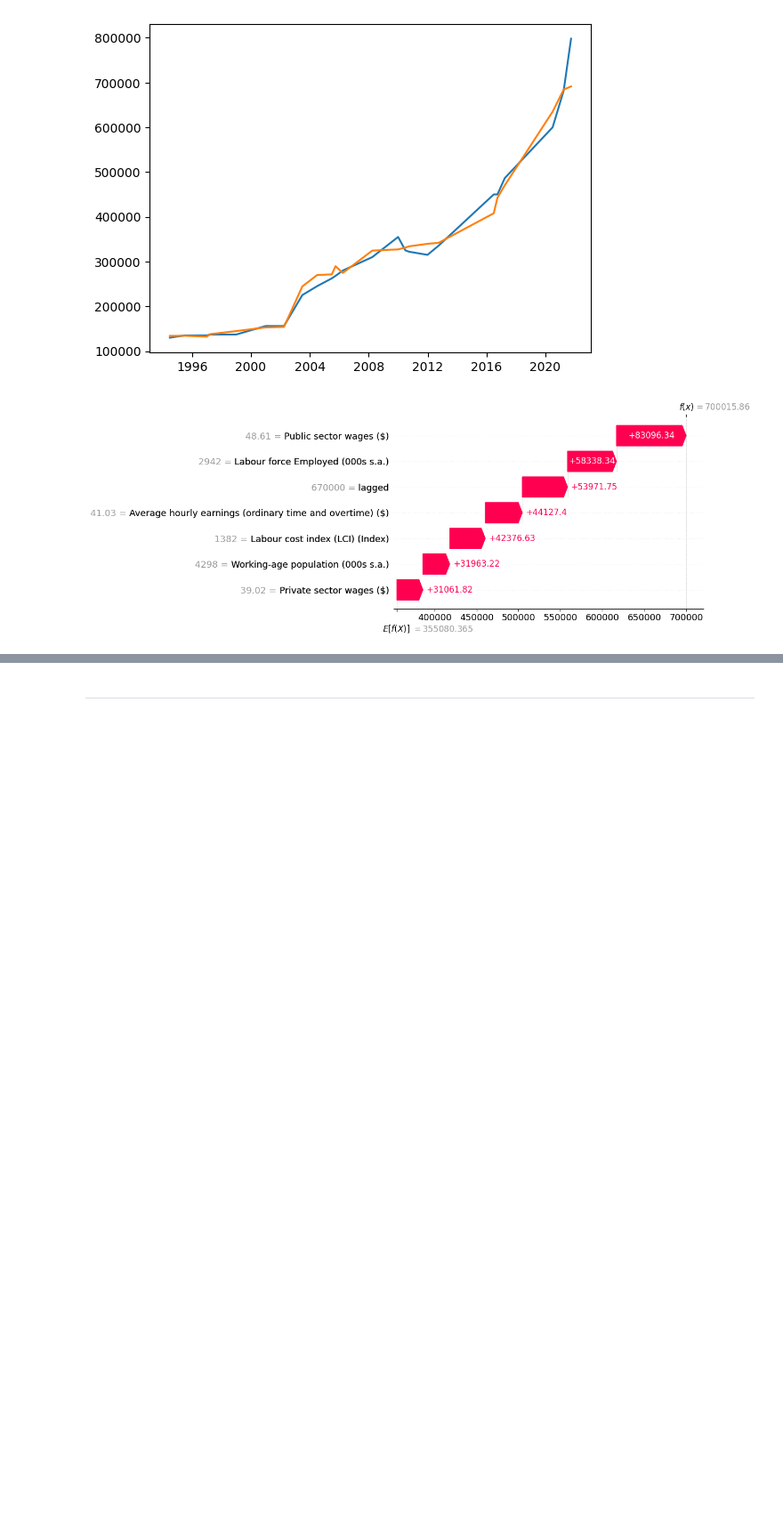
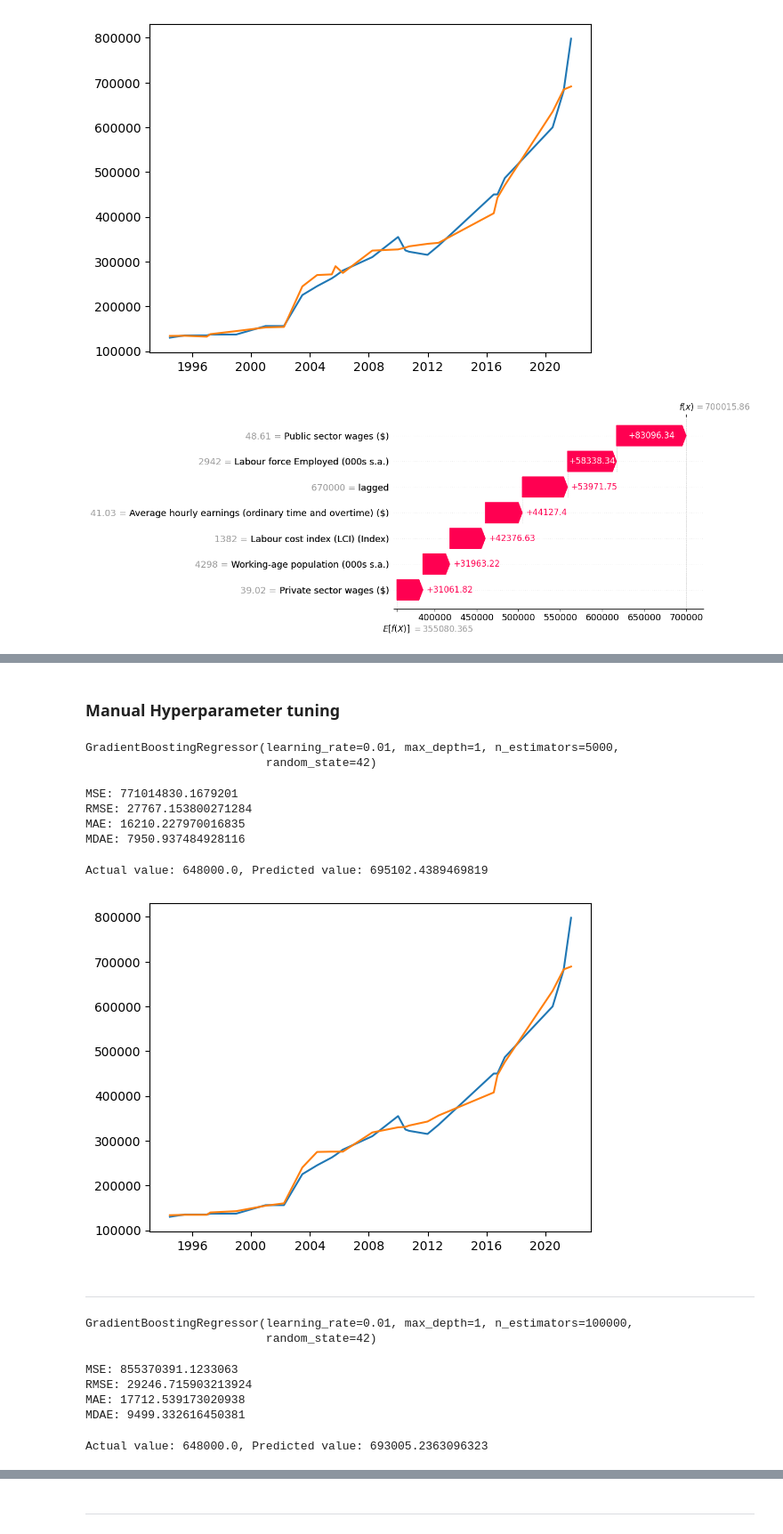
Before and after one commit to Sheepsta300/Machine-Learning-Project, a Jupyter notebook: Housing_Price_Predictor.ipynb, the cells around one changed output, grey strips where cells are left out. Shown at 89% size. Cells and saved outputs as stored; diff of their text form; code cells hidden in the pictures; blank space fills up the shorter version.

```diff
--- a/Housing_Price_Predictor.ipynb
+++ b/Housing_Price_Predictor.ipynb
@@ -1363,0 +1381,36 @@ shap.waterfall_plot(shap_values[0])
+# %% [markdown]
+### Manual Hyperparameter tuning
+# %%
+param_dist = {
+    'n_estimators': 5000,
+    'learning_rate': 0.01,
+    'max_depth': 1,
+    'loss':'squared_error',
+    'random_state':42
+}
+
+gbt = GradientBoostingRegressor(**param_dist)
+# %%
+gbt.fit(train.drop(columns='Nelson'), train[['Nelson']])
+# %% [output]
+GradientBoostingRegressor(learning_rate=0.01, max_depth=1, n_estimators=5000,
+                          random_state=42)
+# %%
+test_pred = gbt.predict(test.drop(columns='Nelson').sort_values(by='date'))
+print_metrics(test, test_pred)
+# %% [output]
+MSE: 771014830.1679201
+RMSE: 27767.153800271284
+MAE: 16210.227970016835
+MDAE: 7950.937484928116
+# %%
+pred_last = gbt.predict(df_filtered[-1:].drop(columns='Nelson'))
+print(f'Actual value: {df_filtered[-1:].Nelson.values[0]}, Predicted value: {pred_last[0]}')
+# %% [output]
+Actual value: 648000.0, Predicted value: 695102.4389469819
+# %%
+plot_pred_vs_actual(test, test_pred)
+# %% [output]
+[figure, added]
+# %% [markdown]
+---
@@ -1363,0 +1427,18 @@ shap.waterfall_plot(shap_values[0])
+# %%
+gbt.fit(train.drop(columns='Nelson'), train[['Nelson']])
+# %% [output]
+GradientBoostingRegressor(learning_rate=0.01, max_depth=1, n_estimators=100000,
+                          random_state=42)
+# %%
+test_pred = gbt.predict(test.drop(columns='Nelson').sort_values(by='date'))
+print_metrics(test, test_pred)
+# %% [output]
+MSE: 855370391.1233063
+RMSE: 29246.715903213924
+MAE: 17712.539173020938
+MDAE: 9499.332616450381
+# %%
+pred_last = gbt.predict(df_filtered[-1:].drop(columns='Nelson'))
+print(f'Actual value: {df_filtered[-1:].Nelson.values[0]}, Predicted value: {pred_last[0]}')
+# %% [output]
+Actual value: 648000.0, Predicted value: 693005.2363096323
```
Also changed, not shown: parts of 23 cells of this notebook, 1 other file.
